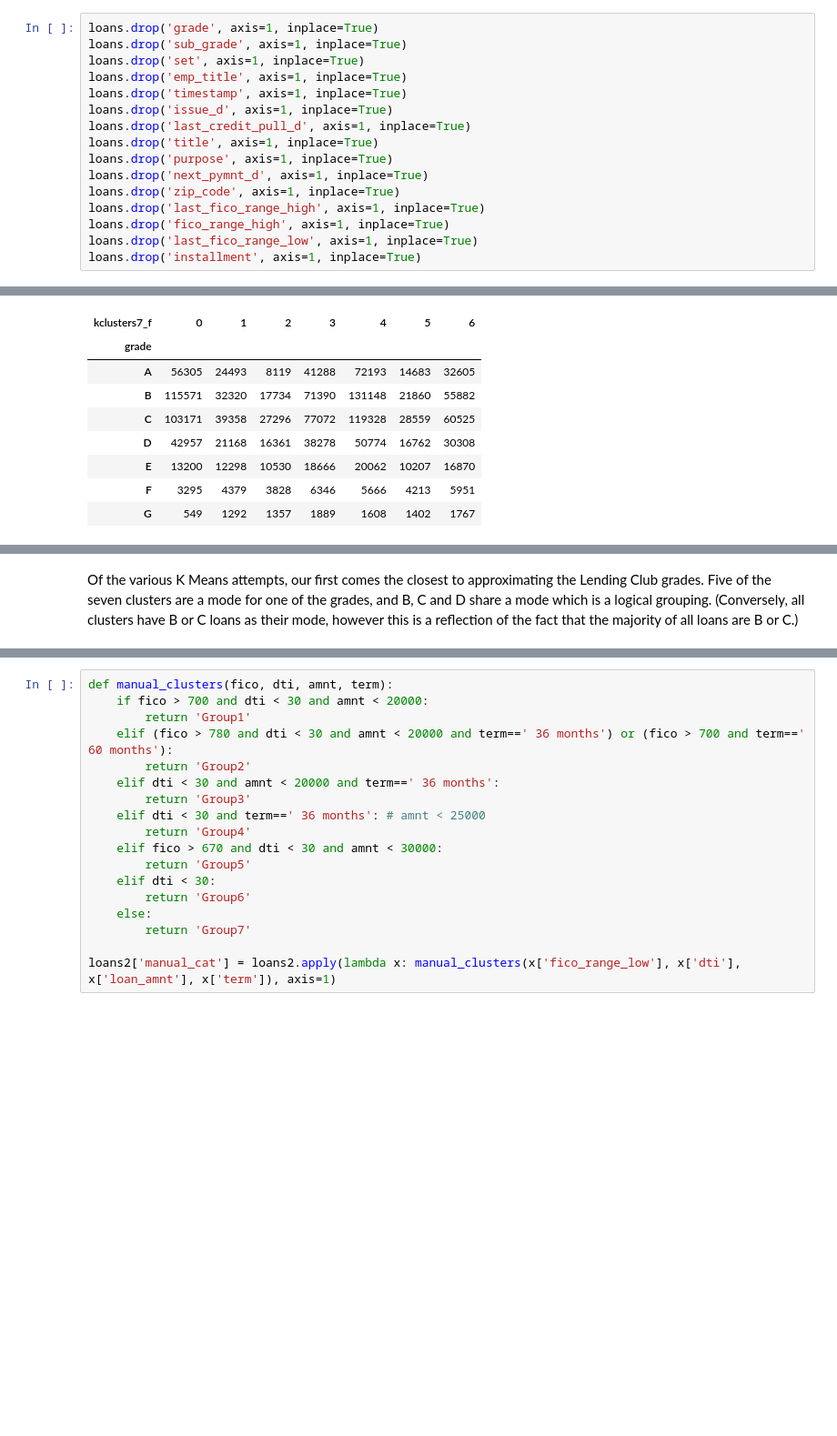
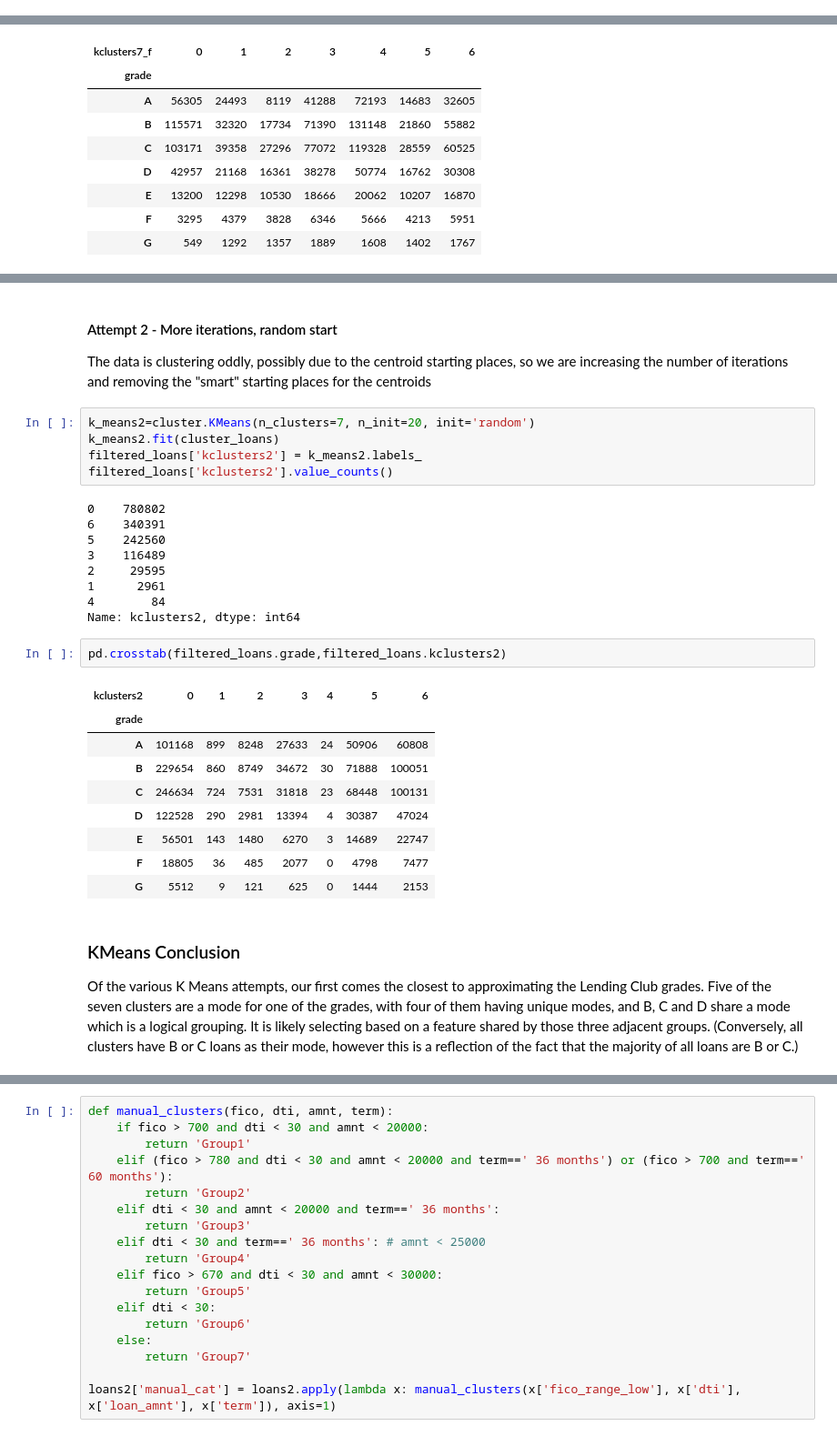
Before and after one commit to erstrong/INFO-7390-ADS-Fall-17-TeamNo., a Jupyter notebook: Assignment 2/Part 2/Clustering.ipynb, the cells around one changed output, grey strips where cells are left out. Shown at 91% size. Cells and saved outputs as stored; diff of their text form; blank space fills up the shorter version.

```diff
--- a/Assignment 2/Part 2/Clustering.ipynb
+++ b/Assignment 2/Part 2/Clustering.ipynb
@@ -9,16 +7,0 @@ We are effectively predicting the grade and sub_grade columns, the clusters Lend
-# %%
-loans.drop('grade', axis=1, inplace=True)
-loans.drop('sub_grade', axis=1, inplace=True)
-loans.drop('set', axis=1, inplace=True)
-loans.drop('emp_title', axis=1, inplace=True)
-loans.drop('timestamp', axis=1, inplace=True)
-loans.drop('issue_d', axis=1, inplace=True)
-loans.drop('last_credit_pull_d', axis=1, inplace=True)
-loans.drop('title', axis=1, inplace=True)
-loans.drop('purpose', axis=1, inplace=True)
-loans.drop('next_pymnt_d', axis=1, inplace=True)
-loans.drop('zip_code', axis=1, inplace=True)
-loans.drop('last_fico_range_high', axis=1, inplace=True)
-loans.drop('fico_range_high', axis=1, inplace=True)
-loans.drop('last_fico_range_low', axis=1, inplace=True)
-loans.drop('installment', axis=1, inplace=True)
@@ -296,3 +298,33 @@ pd.crosstab(loans2.grade,loans2.kclusters7_f)
+# %% [markdown]
+#### Attempt 2 - More iterations, random start
+The data is clustering oddly, possibly due to the centroid starting places, so we are increasing the number of iterations and removing the "smart" starting places for the centroids
+# %%
+k_means2=cluster.KMeans(n_clusters=7, n_init=20, init='random')
+k_means2.fit(cluster_loans)
+filtered_loans['kclusters2'] = k_means2.labels_
+filtered_loans['kclusters2'].value_counts()
+# %% [output]
+0    780802
+6    340391
+5    242560
+3    116489
+2     29595
+1      2961
+4        84
+Name: kclusters2, dtype: int64
+# %%
+pd.crosstab(filtered_loans.grade,filtered_loans.kclusters2)
+# %% [output]
+| kclusters2 | 0 | 1 | 2 | 3 | 4 | 5 | 6 |
+| grade |  |  |  |  |  |  |  |
+| A | 101168 | 899 | 8248 | 27633 | 24 | 50906 | 60808 |
+| B | 229654 | 860 | 8749 | 34672 | 30 | 71888 | 100051 |
+| C | 246634 | 724 | 7531 | 31818 | 23 | 68448 | 100131 |
+| D | 122528 | 290 | 2981 | 13394 | 4 | 30387 | 47024 |
+| E | 56501 | 143 | 1480 | 6270 | 3 | 14689 | 22747 |
+| F | 18805 | 36 | 485 | 2077 | 0 | 4798 | 7477 |
+| G | 5512 | 9 | 121 | 625 | 0 | 1444 | 2153 |
 # %% [markdown]
-Of the various K Means attempts, our first comes the closest to approximating the Lending Club grades. Five of the seven clusters are a mode for one of the grades, and B, C and D share a mode which is a logical grouping. (Conversely, all clusters have B or C loans as their mode, however this is a reflection of the fact that the majority of all loans are B or C.)
+### KMeans Conclusion
+Of the various K Means attempts, our first comes the closest to approximating the Lending Club grades. Five of the seven clusters are a mode for one of the grades, with four of them having unique modes, and B, C and D share a mode which is a logical grouping. It is likely selecting based on a feature shared by those three adjacent groups. (Conversely, all clusters have B or C loans as their mode, however this is a reflection of the fact that the majority of all loans are B or C.)
 # %% [markdown]
```
Also changed, not shown: parts of 22 cells of this notebook, 11 other files.
